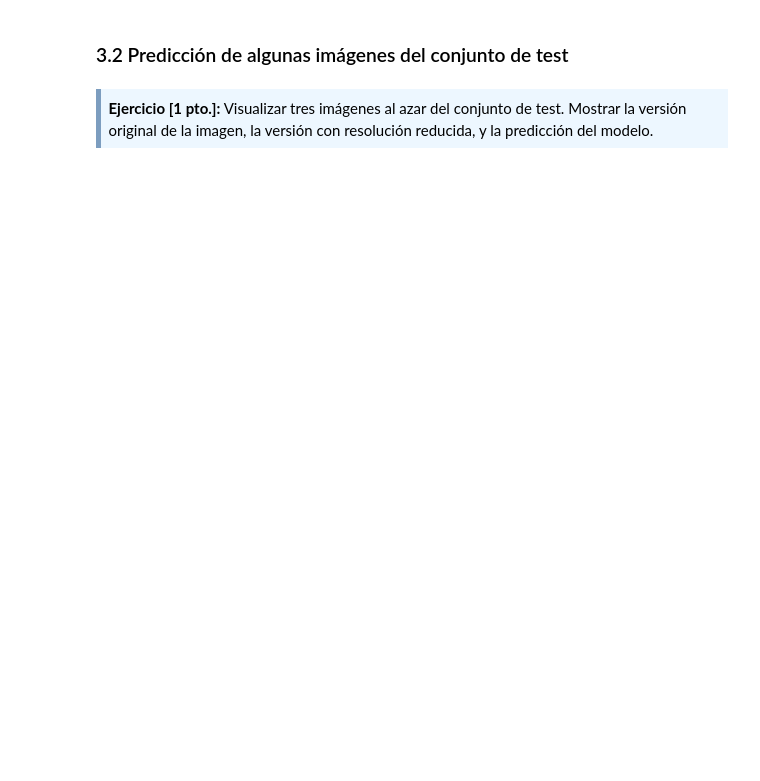
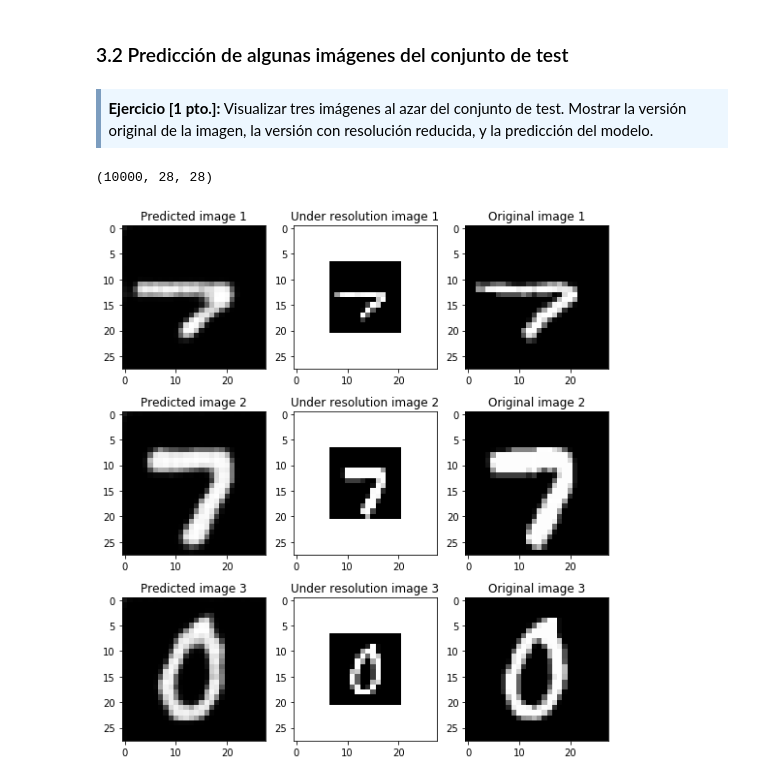
Before and after one commit to Gonmeso/UOC_Deep_Learning, a Jupyter notebook: PEC02/201802-M2.875-PEC2_Entrega_Gmellizo.ipynb, the cells around one changed output. Saved outputs shown, nothing was run; the diff lists cells and outputs as text; code cells hidden in the pictures; blank space fills up the shorter version.

```diff
--- a/PEC02/201802-M2.875-PEC2_Entrega_Gmellizo.ipynb
+++ b/PEC02/201802-M2.875-PEC2_Entrega_Gmellizo.ipynb
@@ -402,0 +402,16 @@ model.fit(None)
+# %%
+##TODO: Creación del modelo
+from keras.layers import Deconv2D
+
+model = Sequential()
+
+model.add(Conv2D(32, kernel_size=(3,3), activation='relu', input_shape=(14,14,1), padding='same'))
+model.add(MaxPooling2D())
+model.add(Conv2D(32, kernel_size=(3,3), activation='relu', padding='same'))
+model.add(Deconv2D(32, kernel_size=(3,3), strides=(2,2), activation='relu', padding='same'))
+model.add(Deconv2D(1, kernel_size=(3,3), strides=(2,2), activation='sigmoid', padding='same'))
+
+
+#Entrenar y compilar el modelo
+model.compile(optimizer='adadelta', loss='mean_squared_error')
+model.fit(x, y, batch_size=batch_size, epochs=5)
@@ -406,16 +433,39 @@ model.fit(None)
 <div style="background-color: #EDF7FF; border-color: #7C9DBF; border-left: 5px solid #7C9DBF; padding: 0.5em;">
 <strong>Ejercicio [1 pto.]:</strong> Visualizar tres imágenes al azar del conjunto de test. Mostrar la versión original de la imagen, la versión con resolución reducida, y la predicción del modelo.
 </div>
+# %%
+x_test_orig.shape
+# %% [output]
+(10000, 28, 28)
 # %%
 # Predicción de tres imágenes del conjunto de test
-n_images = None
+n_images = 3
 idx_images = np.random.randint(x_test.shape[0], size=n_images)
 
 images = np.expand_dims(np.stack([x_test[i] for i in idx_images]), axis=3)
 
 pred = model.predict(images)
 
 # Ajustamos las dimensiones de las imágenes predichas al formato adecuado y desnormalizamos los píxeles
-pred = None
+pred = pred.reshape((3,28,28))
 
 ##TODO: Visualización de las imágenes predichas
+fig, ax = plt.subplots(nrows=n_images, ncols=3, figsize=(3*n_images,10))
+images = images.reshape((3, 14, 14))
+for i in range(n_images):
+    # Predicted image
+    ax[i][0].imshow(pred[i], cmap='gray')
+    ax[i][0].set_title(f'Predicted image {i+1}')
+
+    # Under resolution image
+    ax[i][1].imshow(np.pad(images[i], pad_width=7, mode='constant', constant_values=1), cmap='gray')
+    ax[i][1].set_title(f'Under resolution image {i+1}')
+
+    # Original image
+    ax[i][2].imshow(x_test_orig[idx_images[i]], cmap='gray')
+    ax[i][2].set_title(f"Original image {i+1}")
+
+
+plt.show()
+# %% [output]
+[figure, added]
```
Also changed, not shown: parts of 4 cells of this notebook, 1 other file.
